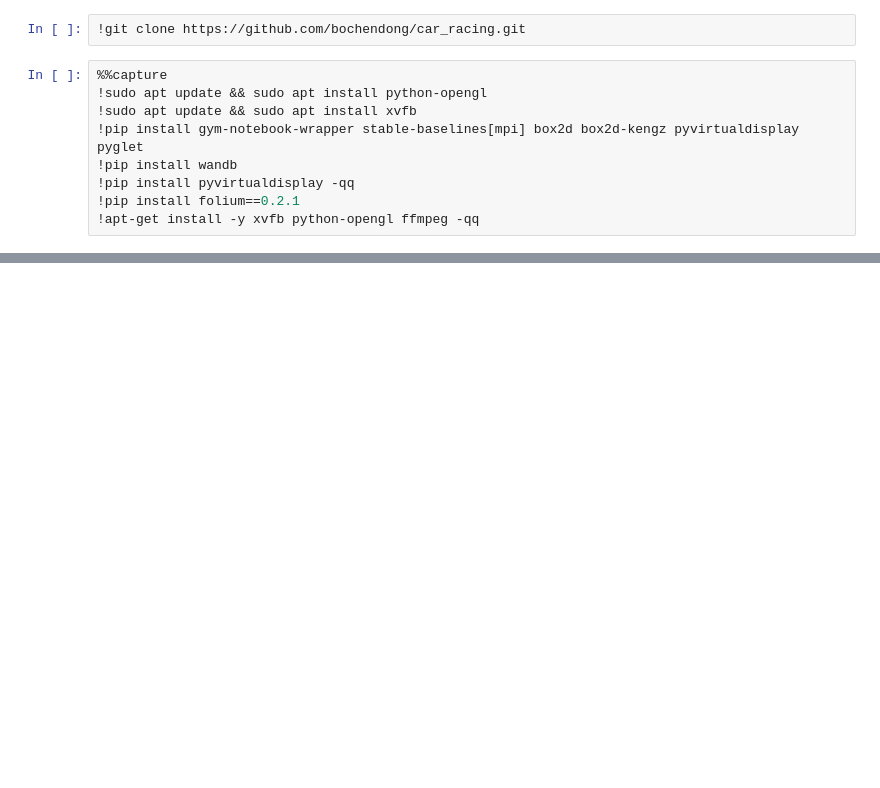
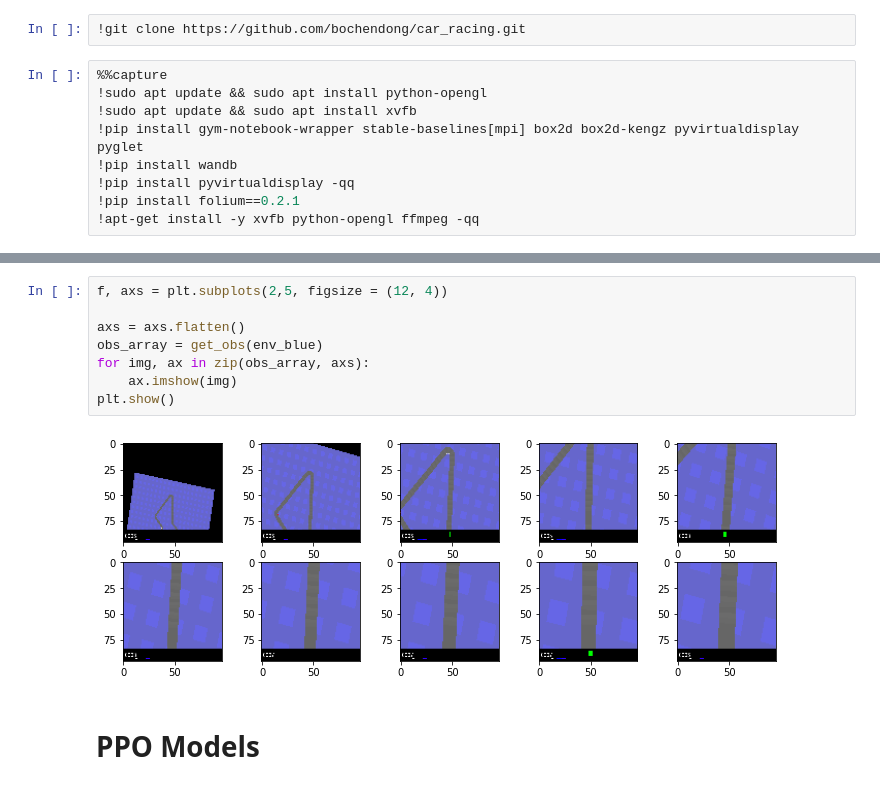
Before and after one commit to bochendong/Car_racing, a Jupyter notebook: car_racing_colab.ipynb, the cells around one changed output, grey strips where cells are left out. Cells and saved outputs as stored; diff of their text form; blank space fills up the shorter version.

```diff
--- a/car_racing_colab.ipynb
+++ b/car_racing_colab.ipynb
@@ -77,0 +138,12 @@ for i in range (0, 40):
+# %%
+f, axs = plt.subplots(2,5, figsize = (12, 4))
+
+axs = axs.flatten()
+obs_array = get_obs(env_blue)
+for img, ax in zip(obs_array, axs):
+    ax.imshow(img)
+plt.show()
+# %% [output]
+[figure, added]
+# %% [markdown]
+# PPO Models
```
Also changed, not shown: parts of 25 cells of this notebook.
